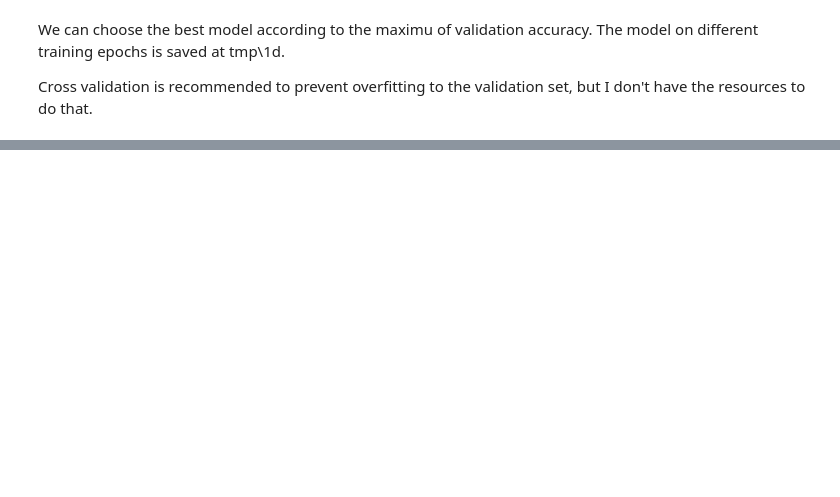
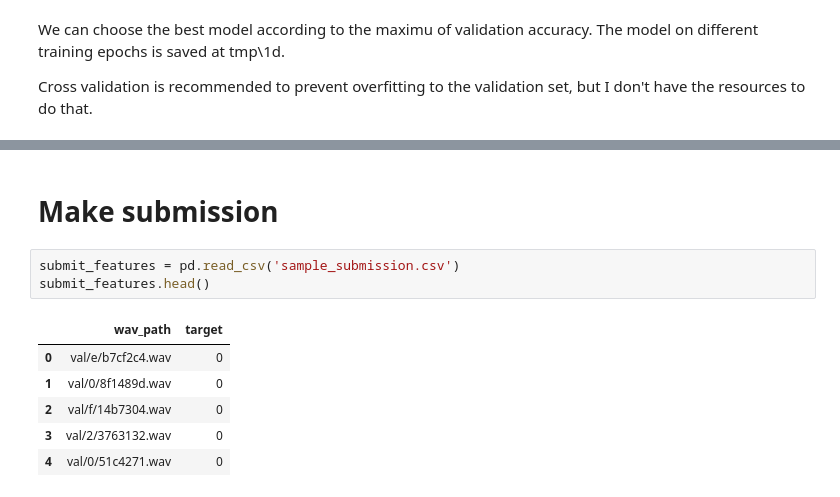
Before and after one commit to danielgafni/silero-audio-classification, a Jupyter notebook: silero-1d-classification.ipynb, the cells around one changed output, grey strips where cells are left out. Drawn from its saved outputs; the diff is of its cells as text; blank space fills up the shorter version.

```diff
--- a/silero-1d-classification.ipynb
+++ b/silero-1d-classification.ipynb
@@ -415,0 +437,12 @@ Cross validation is recommended to prevent overfitting to the validation set, bu
+# %% [markdown]
+# Make submission
+# %%
+submit_features = pd.read_csv('sample_submission.csv')
+submit_features.head()
+# %% [output]
+|  | wav_path | target |
+| 0 | val/e/b7cf2c4.wav | 0 |
+| 1 | val/0/8f1489d.wav | 0 |
+| 2 | val/f/14b7304.wav | 0 |
+| 3 | val/2/3763132.wav | 0 |
+| 4 | val/0/51c4271.wav | 0 |
```
Also changed, not shown: parts of 10 cells of this notebook, 3 other files.
